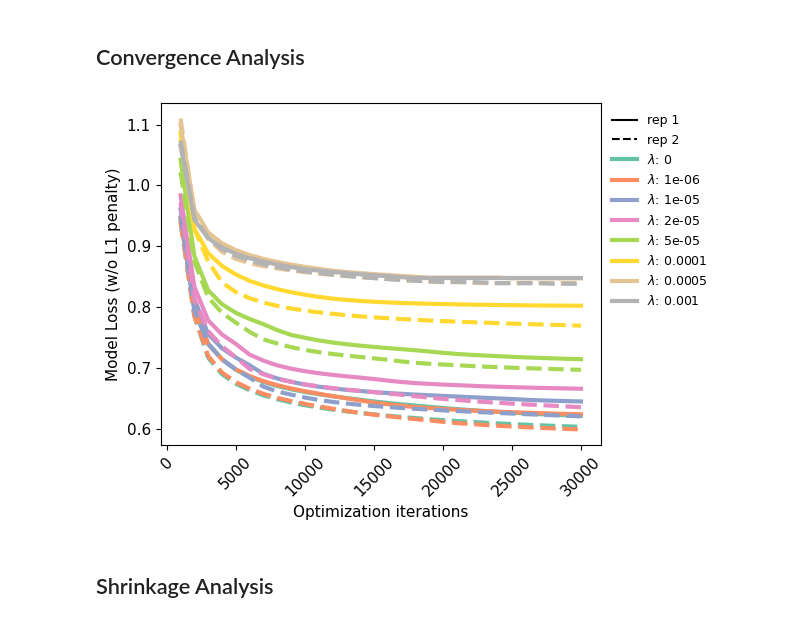
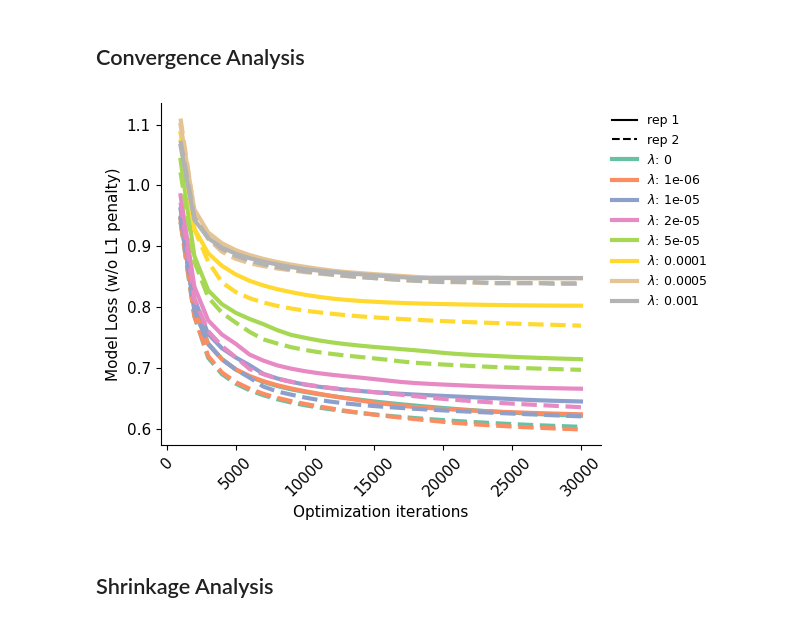
Before and after one commit to matsengrp/SARS-CoV-2_spike_multidms, a Jupyter notebook: notebooks/manuscript-figures.ipynb, the cells around one changed output. Saved outputs shown, nothing was run; the diff lists cells and outputs as text; code cells hidden in the pictures.

```diff
--- a/notebooks/manuscript-figures.ipynb
+++ b/notebooks/manuscript-figures.ipynb
@@ -345,35 +295,35 @@ for i, (model, model_row) in enumerate(models.iterrows()):
     )
 ax.set_xticks(ax.get_xticks()[1:-1], ax.get_xticklabels()[1:-1], rotation=45, ha='center')
 ax.set_ylabel("Model Loss (w/o L1 penalty)")
 ax.set_xlabel("Optimization iterations")
 
 black_line = mlines.Line2D([], [], color='black', linestyle='-',
                           markersize=5, label='rep 1')
 black_dashed = mlines.Line2D([], [], color='black',linestyle='--',
                           markersize=5, label='rep 2')
 lasso_color_handles = [
     mlines.Line2D(
         [], [],
         color=color,
         linestyle='-',
         markersize=5,
         linewidth=3,
         label="$\lambda$: "+str(lasso)
     )
     for lasso, color in zip(models.λ_lasso_shift.unique(), cmap.colors)
 ]
 
 elements = [black_line, black_dashed] + lasso_color_handles
 ax.legend(handles=elements, bbox_to_anchor = (1, 1), loc='upper left', frameon=False, fontsize=9)
-
+sns.despine(ax=ax)
 
 # fig.suptitle("Replicate Fit Convergence")
 plt.tight_layout()
 fig.savefig(f"{OUTDIR}/{saveas}.pdf",bbox_inches='tight')
 fig.savefig(f"{OUTDIR}/{saveas}.png",bbox_inches='tight')
 plt.show()
 # %% [output]
-[figure, old version]
+[figure, new version]
 # %% [markdown]
 ## Shrinkage Analysis
 # %%
```
Also changed, not shown: parts of 8 cells of this notebook, 19 other files.
